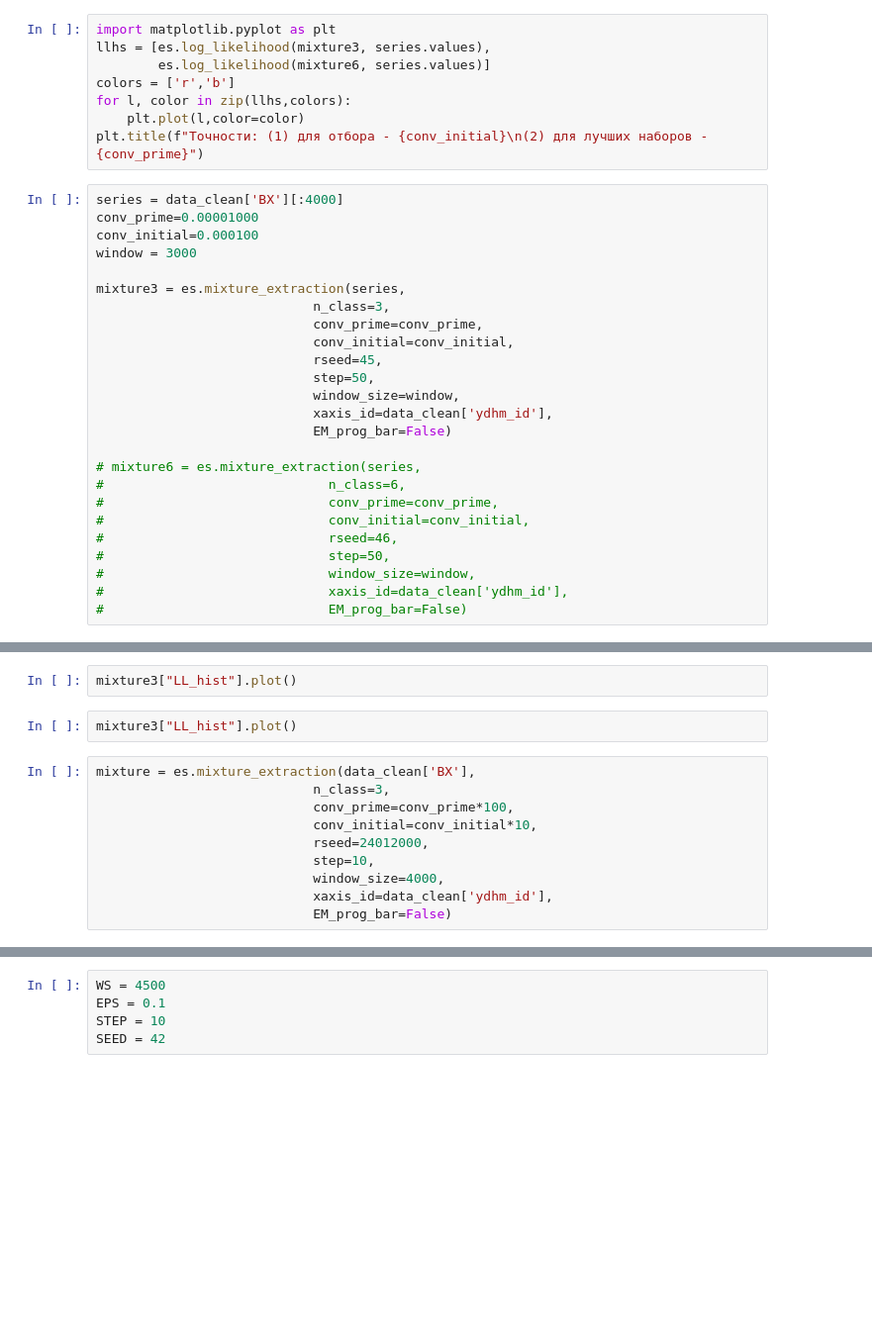
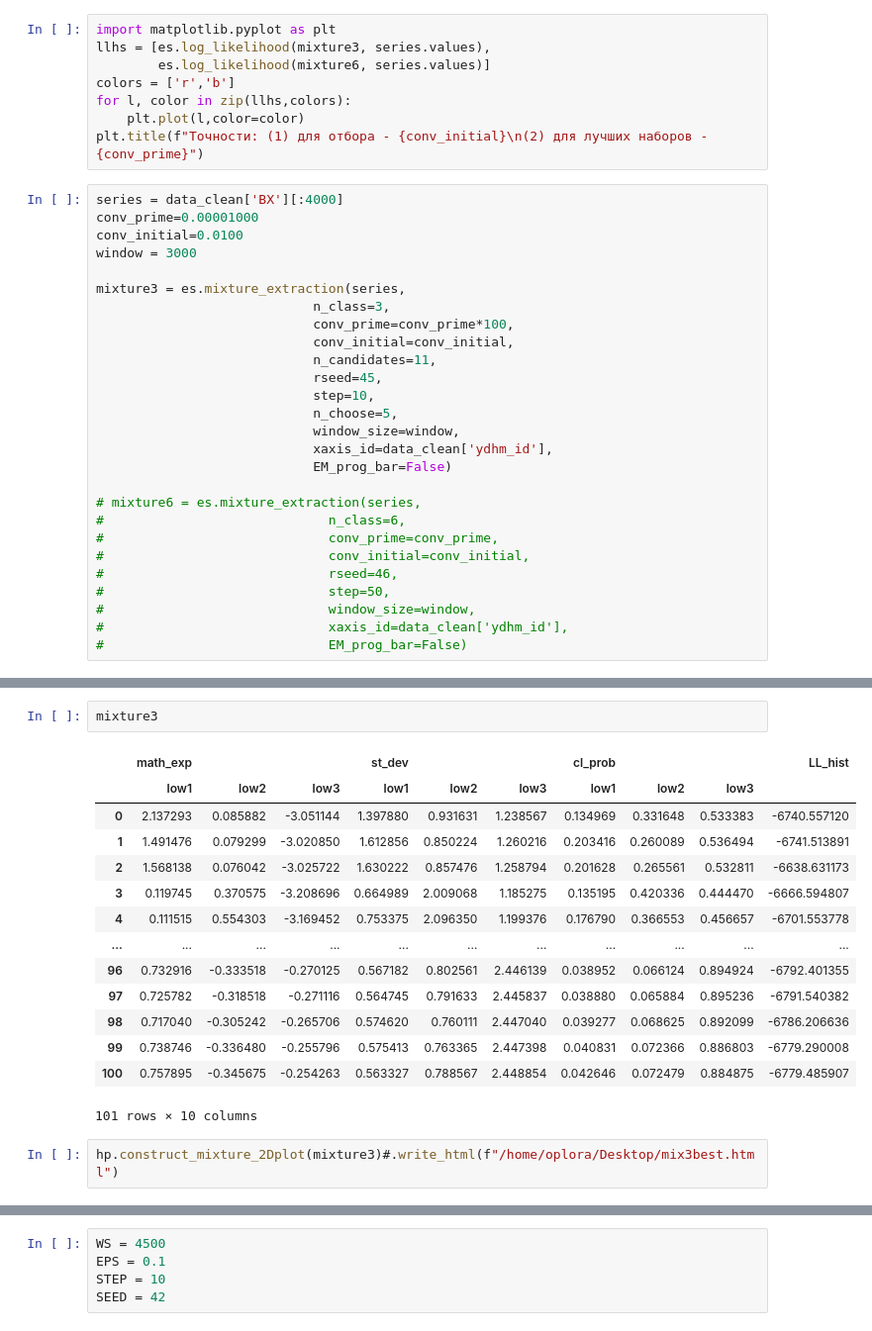
Before and after one commit to ruslkhay/Magfield, a Jupyter notebook: Magnetic_field_entropy.ipynb, the cells around one changed output, grey strips where cells are left out. Shown at 99% size. Saved outputs shown, nothing was run; the diff lists cells and outputs as text; blank space fills up the shorter version.

```diff
--- a/Magnetic_field_entropy.ipynb
+++ b/Magnetic_field_entropy.ipynb
@@ -357,15 +393,17 @@ plt.title(f"Точности: (1) для отбора - {conv_initial}\n(2) дл
 # %%
 series = data_clean['BX'][:4000]
 conv_prime=0.00001000
-conv_initial=0.000100
+conv_initial=0.0100
 window = 3000
 
 mixture3 = es.mixture_extraction(series,
                             n_class=3,
-                            conv_prime=conv_prime,
+                            conv_prime=conv_prime*100,
                             conv_initial=conv_initial,
+                            n_candidates=11,
                             rseed=45,
-                            step=50,
+                            step=10,
+                            n_choose=5,
                             window_size=window,
                             xaxis_id=data_clean['ydhm_id'],
                             EM_prog_bar=False)
@@ -382,15 +456,20 @@ mixture3 = es.mixture_extraction(series,
 # %%
-mixture3["LL_hist"].plot()
+mixture3
+# %% [output]
+|  | math_exp |  |  | st_dev |  |  | cl_prob |  |  | LL_hist |
+|  | low1 | low2 | low3 | low1 | low2 | low3 | low1 | low2 | low3 |  |
+| 0 | 2.137293 | 0.085882 | -3.051144 | 1.397880 | 0.931631 | 1.238567 | 0.134969 | 0.331648 | 0.533383 | -6740.557120 |
+| 1 | 1.491476 | 0.079299 | -3.020850 | 1.612856 | 0.850224 | 1.260216 | 0.203416 | 0.260089 | 0.536494 | -6741.513891 |
+| 2 | 1.568138 | 0.076042 | -3.025722 | 1.630222 | 0.857476 | 1.258794 | 0.201628 | 0.265561 | 0.532811 | -6638.631173 |
+| 3 | 0.119745 | 0.370575 | -3.208696 | 0.664989 | 2.009068 | 1.185275 | 0.135195 | 0.420336 | 0.444470 | -6666.594807 |
+| 4 | 0.111515 | 0.554303 | -3.169452 | 0.753375 | 2.096350 | 1.199376 | 0.176790 | 0.366553 | 0.456657 | -6701.553778 |
+| ... | ... | ... | ... | ... | ... | ... | ... | ... | ... | ... |
+| 96 | 0.732916 | -0.333518 | -0.270125 | 0.567182 | 0.802561 | 2.446139 | 0.038952 | 0.066124 | 0.894924 | -6792.401355 |
+| 97 | 0.725782 | -0.318518 | -0.271116 | 0.564745 | 0.791633 | 2.445837 | 0.038880 | 0.065884 | 0.895236 | -6791.540382 |
+| 98 | 0.717040 | -0.305242 | -0.265706 | 0.574620 | 0.760111 | 2.447040 | 0.039277 | 0.068625 | 0.892099 | -6786.206636 |
+| 99 | 0.738746 | -0.336480 | -0.255796 | 0.575413 | 0.763365 | 2.447398 | 0.040831 | 0.072366 | 0.886803 | -6779.290008 |
+| 100 | 0.757895 | -0.345675 | -0.254263 | 0.563327 | 0.788567 | 2.448854 | 0.042646 | 0.072479 | 0.884875 | -6779.485907 |
+101 rows × 10 columns
-# %%
-mixture3["LL_hist"].plot()
-# %%
-mixture = es.mixture_extraction(data_clean['BX'],
-                            n_class=3,
-                            conv_prime=conv_prime*100,
-                            conv_initial=conv_initial*10,
-                            rseed=24012000,
-                            step=10,
-                            window_size=4000,
-                            xaxis_id=data_clean['ydhm_id'],
-                            EM_prog_bar=False)
+# %%
+hp.construct_mixture_2Dplot(mixture3)#.write_html(f"/home/oplora/Desktop/mix3best.html")
 # %%
```
Also changed, not shown: parts of 15 cells of this notebook.
